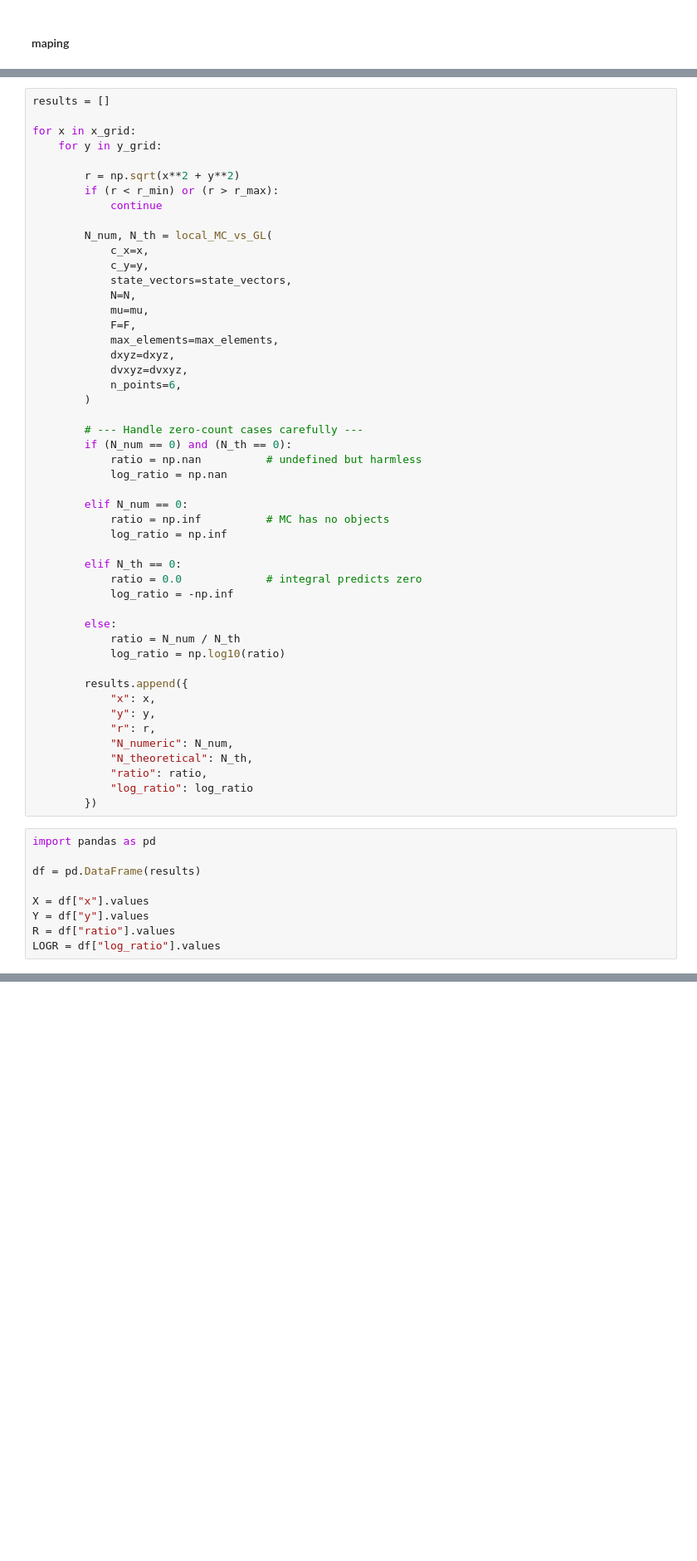
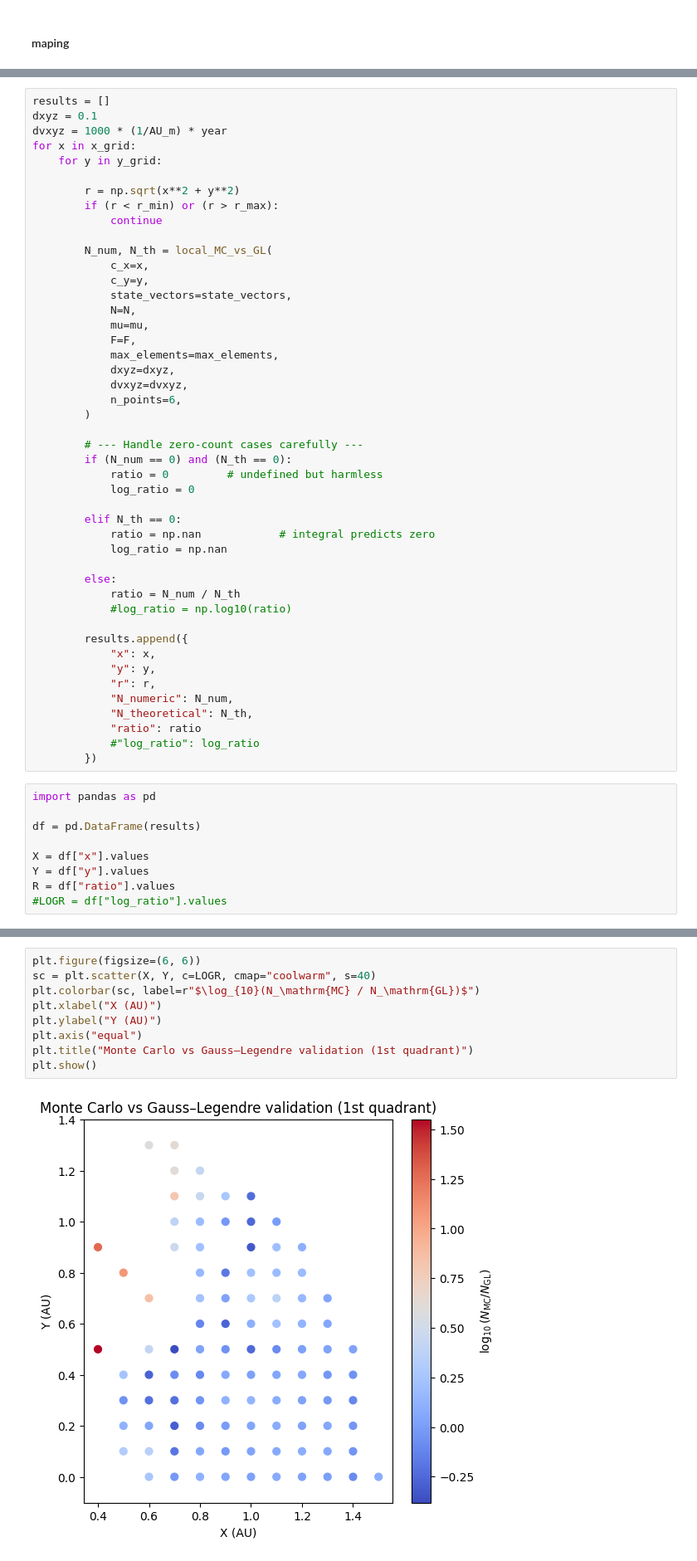
Before and after one commit to JuanitaAgudelo/TesisRepo, a Jupyter notebook: jacobian_calculations/experiments/P_X_CMND.ipynb, the cells around one changed output, grey strips where cells are left out. Shown at 83% size. Saved outputs shown, nothing was run; the diff lists cells and outputs as text; blank space fills up the shorter version.

```diff
--- a/jacobian_calculations/experiments/P_X_CMND.ipynb
+++ b/jacobian_calculations/experiments/P_X_CMND.ipynb
@@ -641,6 +646,7 @@ r_min, r_max = 0.4, 1.5
 # %%
 results = []
-
+dxyz = 0.1
+dvxyz = 1000 * (1/AU_m) * year
 for x in x_grid:
     for y in y_grid:
 
@@ -663,20 +669,16 @@ for x in x_grid:
 
         # --- Handle zero-count cases carefully ---
         if (N_num == 0) and (N_th == 0):
-            ratio = np.nan          # undefined but harmless
-            log_ratio = np.nan
-
-        elif N_num == 0:
-            ratio = np.inf          # MC has no objects
-            log_ratio = np.inf
+            ratio = 0         # undefined but harmless
+            log_ratio = 0
 
         elif N_th == 0:
-            ratio = 0.0             # integral predicts zero
-            log_ratio = -np.inf
+            ratio = np.nan            # integral predicts zero
+            log_ratio = np.nan
 
         else:
             ratio = N_num / N_th
-            log_ratio = np.log10(ratio)
+            #log_ratio = np.log10(ratio)
 
         results.append({
             "x": x,
@@ -684,8 +686,8 @@ for x in x_grid:
             "r": r,
             "N_numeric": N_num,
             "N_theoretical": N_th,
-            "ratio": ratio,
-            "log_ratio": log_ratio
+            "ratio": ratio
+            #"log_ratio": log_ratio
         })
 # %%
 import pandas as pd
@@ -695,4 +697,4 @@ df = pd.DataFrame(results)
 X = df["x"].values
 Y = df["y"].values
 R = df["ratio"].values
-LOGR = df["log_ratio"].values
+#LOGR = df["log_ratio"].values
@@ -737,0 +778,11 @@ plt.show()
+# %%
+plt.figure(figsize=(6, 6))
+sc = plt.scatter(X, Y, c=LOGR, cmap="coolwarm", s=40)
+plt.colorbar(sc, label=r"$\log_{10}(N_\mathrm{MC} / N_\mathrm{GL})$")
+plt.xlabel("X (AU)")
+plt.ylabel("Y (AU)")
+plt.axis("equal")
+plt.title("Monte Carlo vs Gauss–Legendre validation (1st quadrant)")
+plt.show()
+# %% [output]
+[figure, added]
```
Also changed, not shown: parts of 11 cells of this notebook, 7 other files.
